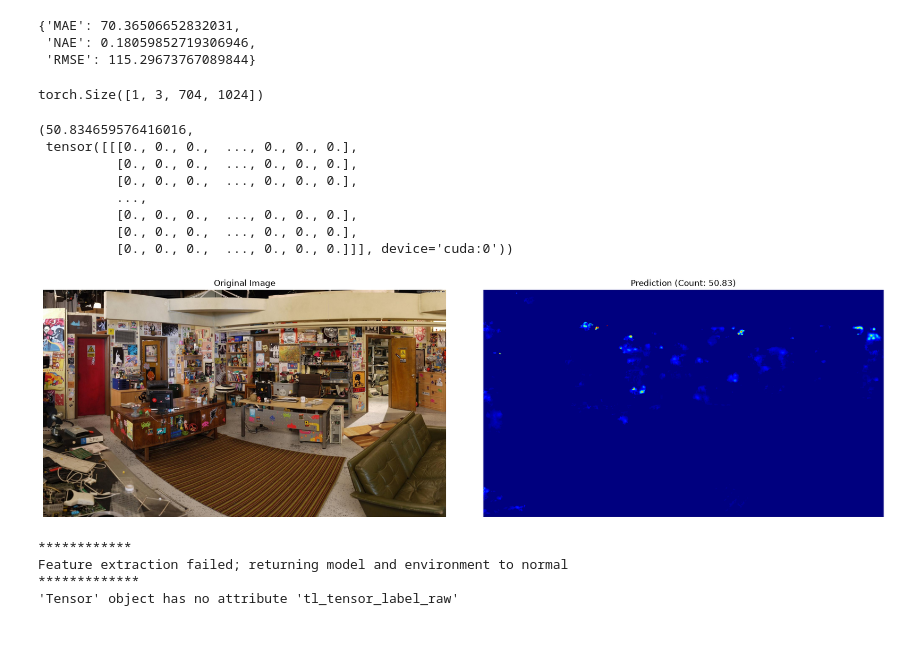
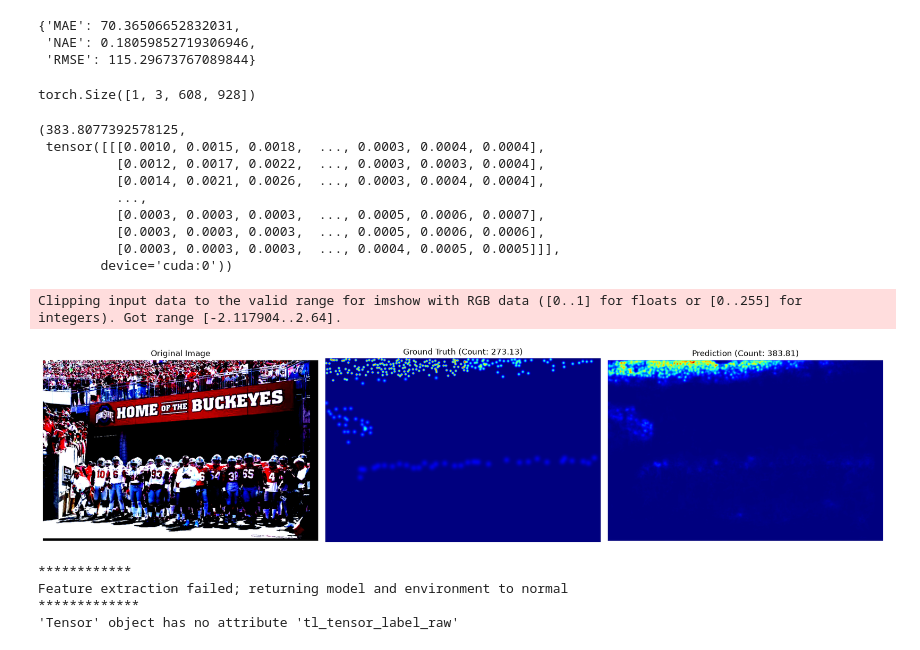
Before and after one commit to Karam-Antar/crowd_counting, a Jupyter notebook: notebooks/explore.ipynb, the cells around one changed output. Saved outputs shown, nothing was run; the diff lists cells and outputs as text; code cells hidden in the pictures.

```diff
--- a/notebooks/explore.ipynb
+++ b/notebooks/explore.ipynb
@@ -90,10 +85,10 @@ model.evaluate(datamodule.ensemble_test_dataloader())
  'NAE': 0.18059852719306946,
  'RMSE': 115.29673767089844}
 # %%
-sample, target, count = helpers.get_sample_from_dm(datamodule, index=6)
+sample, target, count = helpers.get_sample_from_dm(datamodule, index=11)
 sample.shape
 # %% [output]
-torch.Size([1, 3, 704, 1024])
+torch.Size([1, 3, 608, 928])
 # %%
 from torchvision.transforms import v2
 from PIL import Image
@@ -104,24 +99,26 @@ original_image = Image.open('/home/jl_fs/workspace/projects/crowd_counting/revie
 image = transform_sample.preprocess(original_image, params)
 # image = np.array([original_image])
 # %%
-result  = model.predict(image)
+result  = model.predict(sample)
 result = (float(result[0][0]), result[1])
 result
 # %% [output]
-(50.834659576416016,
- tensor([[[0., 0., 0.,  ..., 0., 0., 0.],
-          [0., 0., 0.,  ..., 0., 0., 0.],
-          [0., 0., 0.,  ..., 0., 0., 0.],
+(383.8077392578125,
+ tensor([[[0.0010, 0.0015, 0.0018,  ..., 0.0003, 0.0004, 0.0004],
+          [0.0012, 0.0017, 0.0022,  ..., 0.0003, 0.0003, 0.0004],
+          [0.0014, 0.0021, 0.0026,  ..., 0.0003, 0.0004, 0.0004],
           ...,
-          [0., 0., 0.,  ..., 0., 0., 0.],
-          [0., 0., 0.,  ..., 0., 0., 0.],
-          [0., 0., 0.,  ..., 0., 0., 0.]]], device='cuda:0'))
+          [0.0003, 0.0003, 0.0003,  ..., 0.0005, 0.0006, 0.0007],
+          [0.0003, 0.0003, 0.0003,  ..., 0.0005, 0.0006, 0.0006],
+          [0.0003, 0.0003, 0.0003,  ..., 0.0004, 0.0005, 0.0005]]],
+        device='cuda:0'))
 # %%
 result = (result[0]['count'], result[0]['density_map'])
 # %%
-vis.visualize_sample(original_image, pred=result, cmap='jet')
+vis.visualize_sample(sample, target=(count, target), pred=result, cmap='jet')
 # %% [output]
+Clipping input data to the valid range for imshow with RGB data ([0..1] for floats or [0..255] for integers). Got range [-2.117904..2.64].
-[figure, old version]
+[figure, new version]
 # %%
 vis.visualize_model_graph(model.model, sample=sample)
 # %% [output]
```
Also changed, not shown: parts of 2 cells of this notebook, 10 other files.
